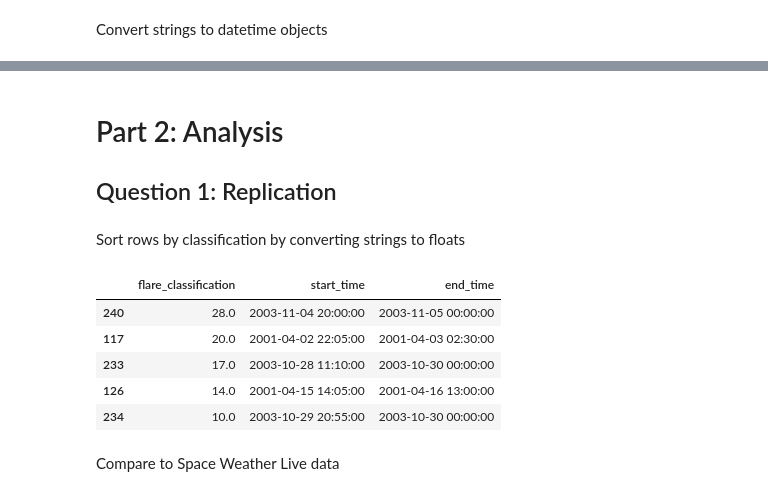
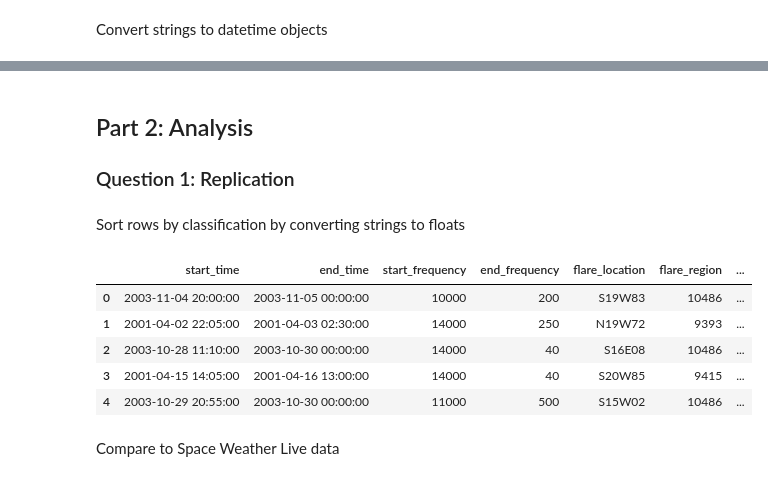
Before and after one commit to eli4278/eli, a Jupyter notebook: solar_flares.ipynb, the cells around one changed output, grey strips where cells are left out. Drawn from its saved outputs; the diff is of its cells as text; code cells hidden in the pictures.

```diff
--- a/solar_flares.ipynb
+++ b/solar_flares.ipynb
@@ -220,22 +192,23 @@ df2.head()
 # %% [markdown]
-# Part 2: Analysis
+## Part 2: Analysis
 
-## Question 1: Replication
+### Question 1: Replication
 # %% [markdown]
 Sort rows by classification by converting strings to floats
 # %%
 df2_sorted = df2.sort_values('flare_classification', ascending=False)[0:50]
 df2_sorted['flare_classification'] = df2_sorted['flare_classification'].str[1:]
 df2_sorted = df2_sorted.astype({'flare_classification':'float'})
 df2_sorted = df2_sorted.sort_values('flare_classification', ascending=False)
-df2_sorted[['flare_classification', 'start_time', 'end_time']].head()
+df2_sorted = df2_sorted.reset_index(drop=True)
+df2_sorted.head()
 # %% [output]
-|  | flare_classification | start_time | end_time |
-| 240 | 28.0 | 2003-11-04 20:00:00 | 2003-11-05 00:00:00 |
-| 117 | 20.0 | 2001-04-02 22:05:00 | 2001-04-03 02:30:00 |
-| 233 | 17.0 | 2003-10-28 11:10:00 | 2003-10-30 00:00:00 |
-| 126 | 14.0 | 2001-04-15 14:05:00 | 2001-04-16 13:00:00 |
-| 234 | 10.0 | 2003-10-29 20:55:00 | 2003-10-30 00:00:00 |
+|  | start_time | end_time | start_frequency | end_frequency | flare_location | flare_region | ... |
+| 0 | 2003-11-04 20:00:00 | 2003-11-05 00:00:00 | 10000 | 200 | S19W83 | 10486 | ... |
+| 1 | 2001-04-02 22:05:00 | 2001-04-03 02:30:00 | 14000 | 250 | N19W72 | 9393 | ... |
+| 2 | 2003-10-28 11:10:00 | 2003-10-30 00:00:00 | 14000 | 40 | S16E08 | 10486 | ... |
+| 3 | 2001-04-15 14:05:00 | 2001-04-16 13:00:00 | 14000 | 40 | S20W85 | 9415 | ... |
+| 4 | 2003-10-29 20:55:00 | 2003-10-30 00:00:00 | 11000 | 500 | S15W02 | 10486 | ... |
 # %% [markdown]
 Compare to Space Weather Live data
 # %%
```
Also changed, not shown: parts of 20 cells of this notebook.
